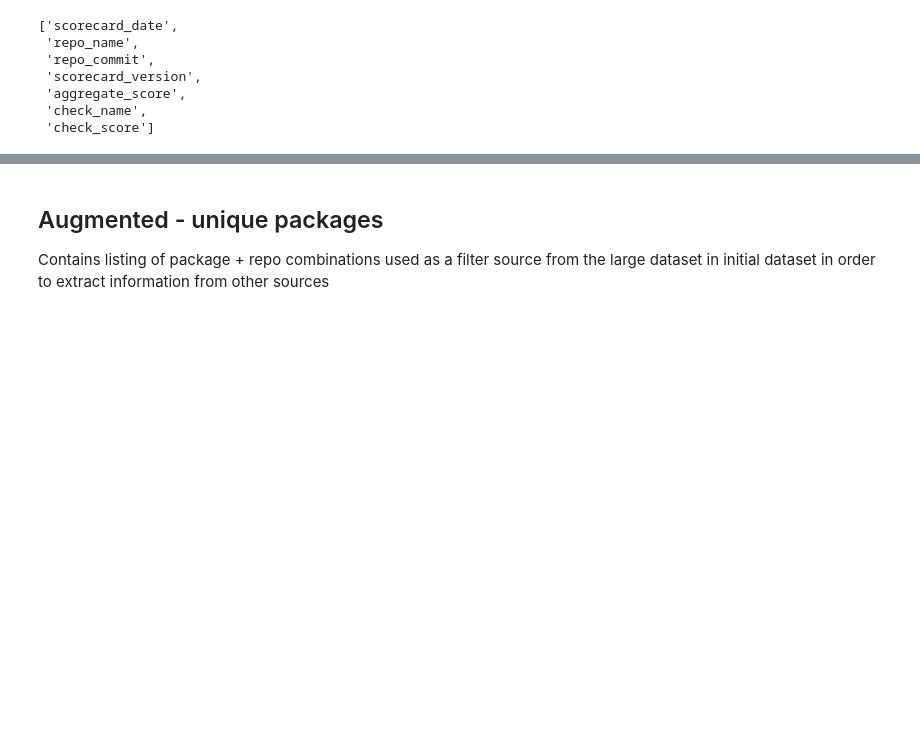
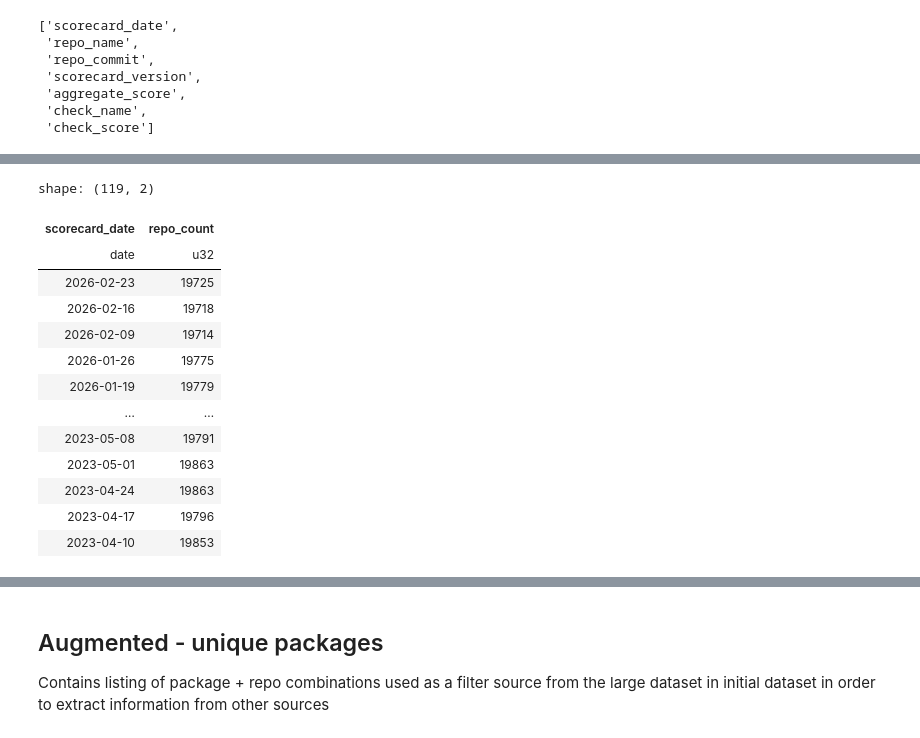
Before and after one commit to shcherbin/mads-siads-699-winter-2026-capstone, a Jupyter notebook: notebooks/EDA/harjason_data_src_eval.ipynb, the cells around one changed output, grey strips where cells are left out. Cells and saved outputs as stored; diff of their text form; code cells hidden in the pictures; blank space fills up the shorter version.

```diff
--- a/notebooks/EDA/harjason_data_src_eval.ipynb
+++ b/notebooks/EDA/harjason_data_src_eval.ipynb
@@ -220,3 +220,23 @@ shape: (5, 7)
 | 2023-10-30 | "github.com/paweltroka/signalr-… | "effa7347016174e460d3c3e3f2a9d0… | "v4.13.1-26-g478f347e" | 2.5 | "Binary-Artifacts" | 10 |
 | 2023-10-30 | "github.com/kaixuyang/lunarcale… | "888497987ffe7fecca94f544c03e56… | "v4.13.1-26-g478f347e" | 3.0 | "Dangerous-Workflow" | -1 |
 | 2023-10-30 | "github.com/jjmontesl/codenamiz… | "5af5f8bca3b39d18806a051fd112ea… | "v4.13.1-26-g478f347e" | 3.0 | "CII-Best-Practices" | 0 |
+# %%
+# determine unique repos by scorecard_date, ordered descending
+df_pypi_scorecards.group_by("scorecard_date").agg(
+    pl.n_unique("repo_name").alias("repo_count")
+).sort("scorecard_date", descending=True)
+# %% [output]
+shape: (119, 2)
+| scorecard_date | repo_count |
+| date | u32 |
+| 2026-02-23 | 19725 |
+| 2026-02-16 | 19718 |
+| 2026-02-09 | 19714 |
+| 2026-01-26 | 19775 |
+| 2026-01-19 | 19779 |
+| … | … |
+| 2023-05-08 | 19791 |
+| 2023-05-01 | 19863 |
+| 2023-04-24 | 19863 |
+| 2023-04-17 | 19796 |
+| 2023-04-10 | 19853 |
```
Also changed, not shown: parts of 14 cells of this notebook, 4 other files.
